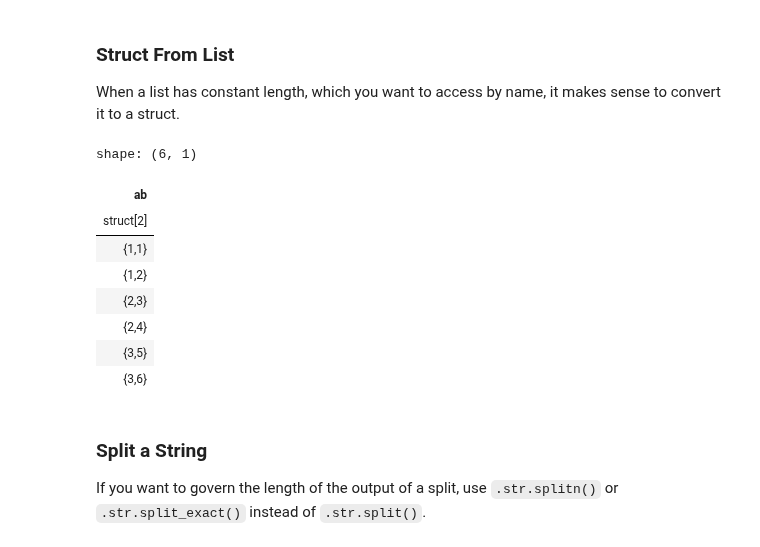
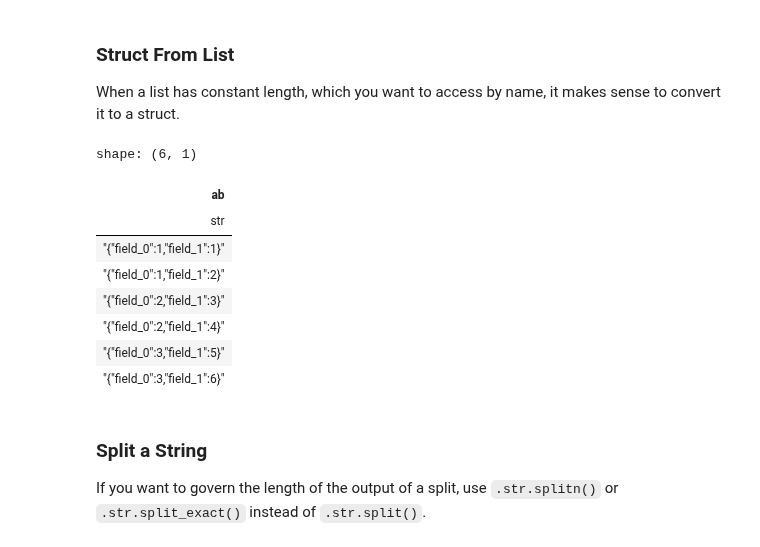
Before and after one commit to johnros/polars_demo, a Jupyter notebook: nested_dtypes.ipynb, the cells around one changed output. Saved outputs shown, nothing was run; the diff lists cells and outputs as text; code cells hidden in the pictures.

```diff
--- a/nested_dtypes.ipynb
+++ b/nested_dtypes.ipynb
@@ -1462,17 +1461,17 @@ shape: (3, 1)
 When a list has constant length, which you want to access by name, it makes sense to convert it to a struct.
 # %%
 #| label: struct-from-list
-df_with_list.select(pl.col('ab').list.to_struct())
+df_with_list.select(pl.col('ab').list.to_struct().struct.json_encode())
 # %% [output]
 shape: (6, 1)
 | ab |
-| struct[2] |
-| {1,1} |
-| {1,2} |
-| {2,3} |
-| {2,4} |
-| {3,5} |
-| {3,6} |
+| str |
+| "{"field_0":1,"field_1":1}" |
+| "{"field_0":1,"field_1":2}" |
+| "{"field_0":2,"field_1":3}" |
+| "{"field_0":2,"field_1":4}" |
+| "{"field_0":3,"field_1":5}" |
+| "{"field_0":3,"field_1":6}" |
 # %% [markdown]
 ### Split a String
 
```
Also changed, not shown: parts of 14 cells of this notebook, 5 other files.
